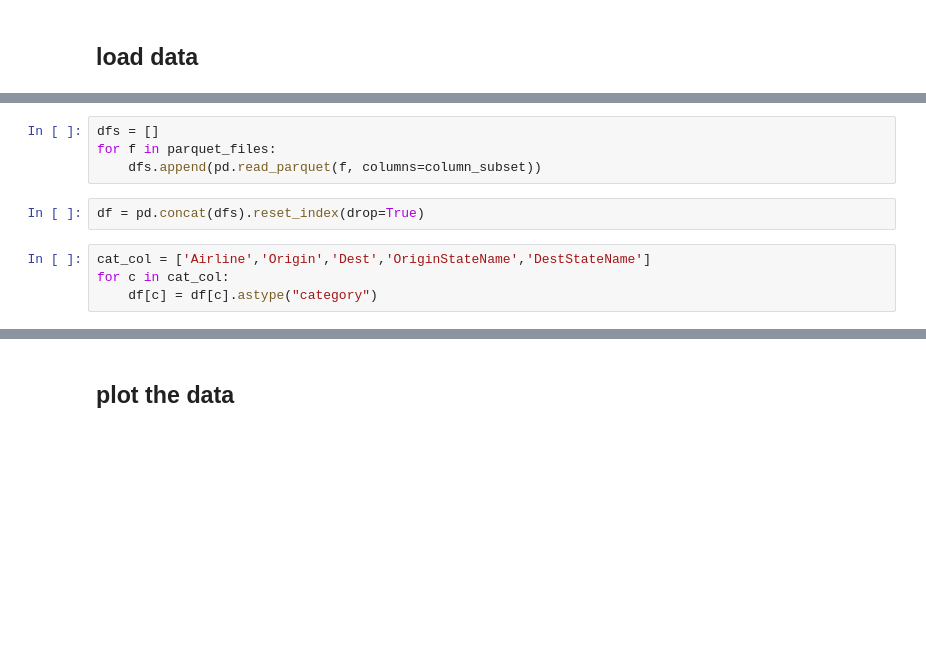
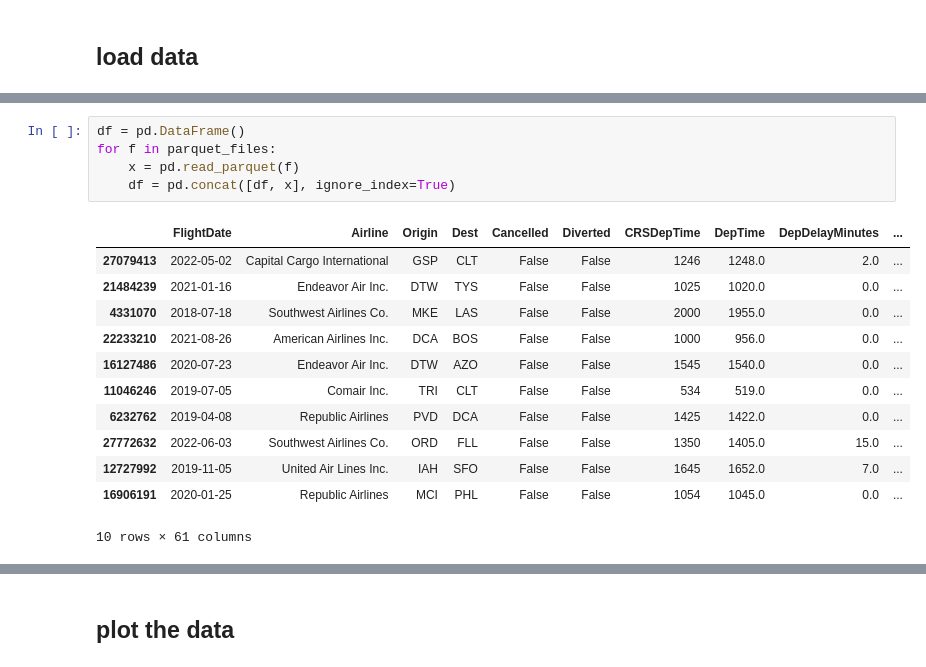
Before and after one commit to syunwi2/Flight_Delay_Prediction, a Jupyter notebook: Fight_Dealy_Prediction.ipynb, the cells around one changed output, grey strips where cells are left out. Saved outputs shown, nothing was run; the diff lists cells and outputs as text; blank space fills up the shorter version.

```diff
--- a/Fight_Dealy_Prediction.ipynb
+++ b/Fight_Dealy_Prediction.ipynb
@@ -52,10 +23,18 @@ column_subset = [
 # %%
-dfs = []
+df = pd.DataFrame()
 for f in parquet_files:
-    dfs.append(pd.read_parquet(f, columns=column_subset))
+    x = pd.read_parquet(f)
+    df = pd.concat([df, x], ignore_index=True)
+# %% [output]
+|  | FlightDate | Airline | Origin | Dest | Cancelled | Diverted | CRSDepTime | DepTime | DepDelayMinutes | ... |
+| 27079413 | 2022-05-02 | Capital Cargo International | GSP | CLT | False | False | 1246 | 1248.0 | 2.0 | ... |
+| 21484239 | 2021-01-16 | Endeavor Air Inc. | DTW | TYS | False | False | 1025 | 1020.0 | 0.0 | ... |
+| 4331070 | 2018-07-18 | Southwest Airlines Co. | MKE | LAS | False | False | 2000 | 1955.0 | 0.0 | ... |
+| 22233210 | 2021-08-26 | American Airlines Inc. | DCA | BOS | False | False | 1000 | 956.0 | 0.0 | ... |
+| 16127486 | 2020-07-23 | Endeavor Air Inc. | DTW | AZO | False | False | 1545 | 1540.0 | 0.0 | ... |
+| 11046246 | 2019-07-05 | Comair Inc. | TRI | CLT | False | False | 534 | 519.0 | 0.0 | ... |
+| 6232762 | 2019-04-08 | Republic Airlines | PVD | DCA | False | False | 1425 | 1422.0 | 0.0 | ... |
+| 27772632 | 2022-06-03 | Southwest Airlines Co. | ORD | FLL | False | False | 1350 | 1405.0 | 15.0 | ... |
+| 12727992 | 2019-11-05 | United Air Lines Inc. | IAH | SFO | False | False | 1645 | 1652.0 | 7.0 | ... |
+| 16906191 | 2020-01-25 | Republic Airlines | MCI | PHL | False | False | 1054 | 1045.0 | 0.0 | ... |
+10 rows × 61 columns
-# %%
-df = pd.concat(dfs).reset_index(drop=True)
-# %%
-cat_col = ['Airline','Origin','Dest','OriginStateName','DestStateName']
-for c in cat_col:
-    df[c] = df[c].astype("category")
```
Also changed, not shown: parts of 8 cells of this notebook.
